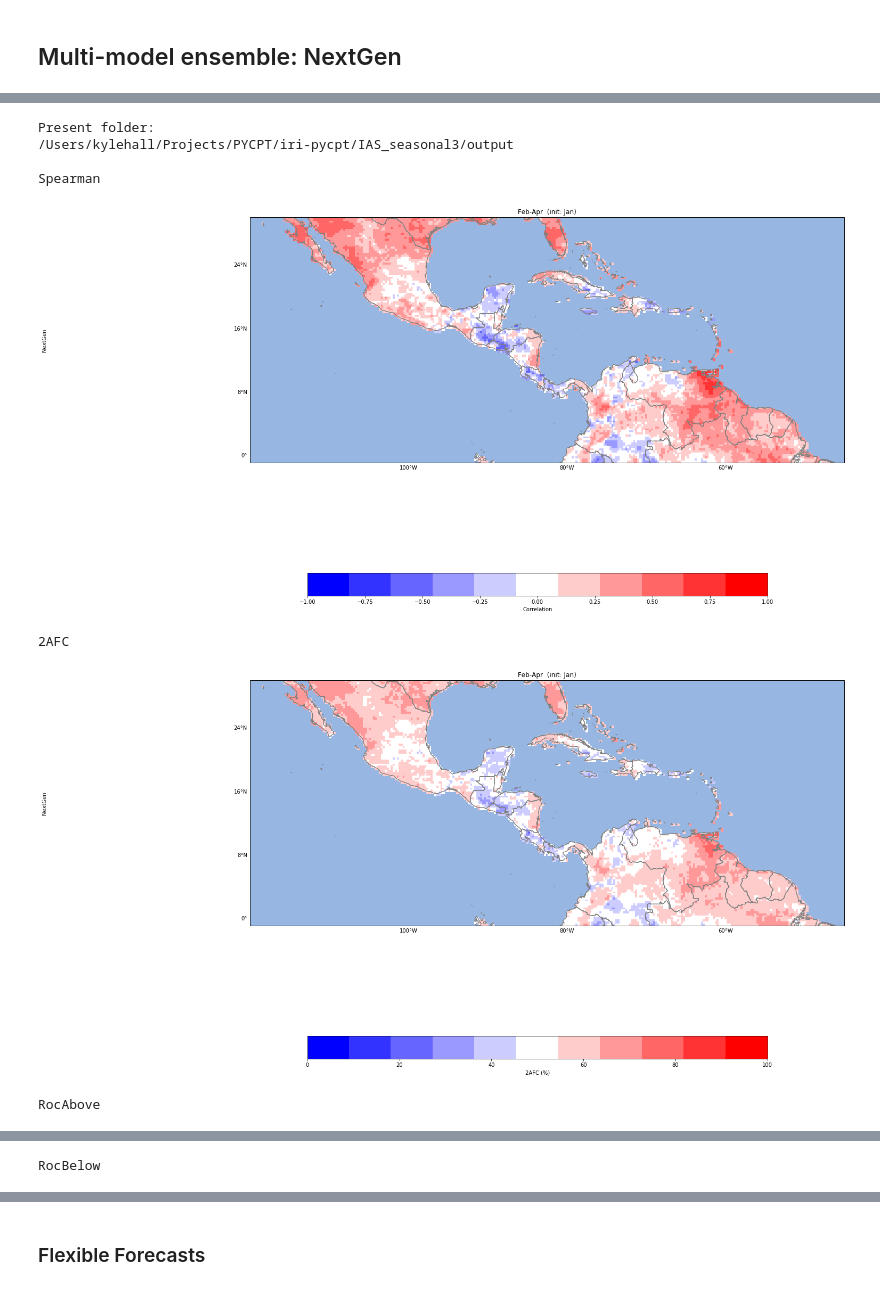
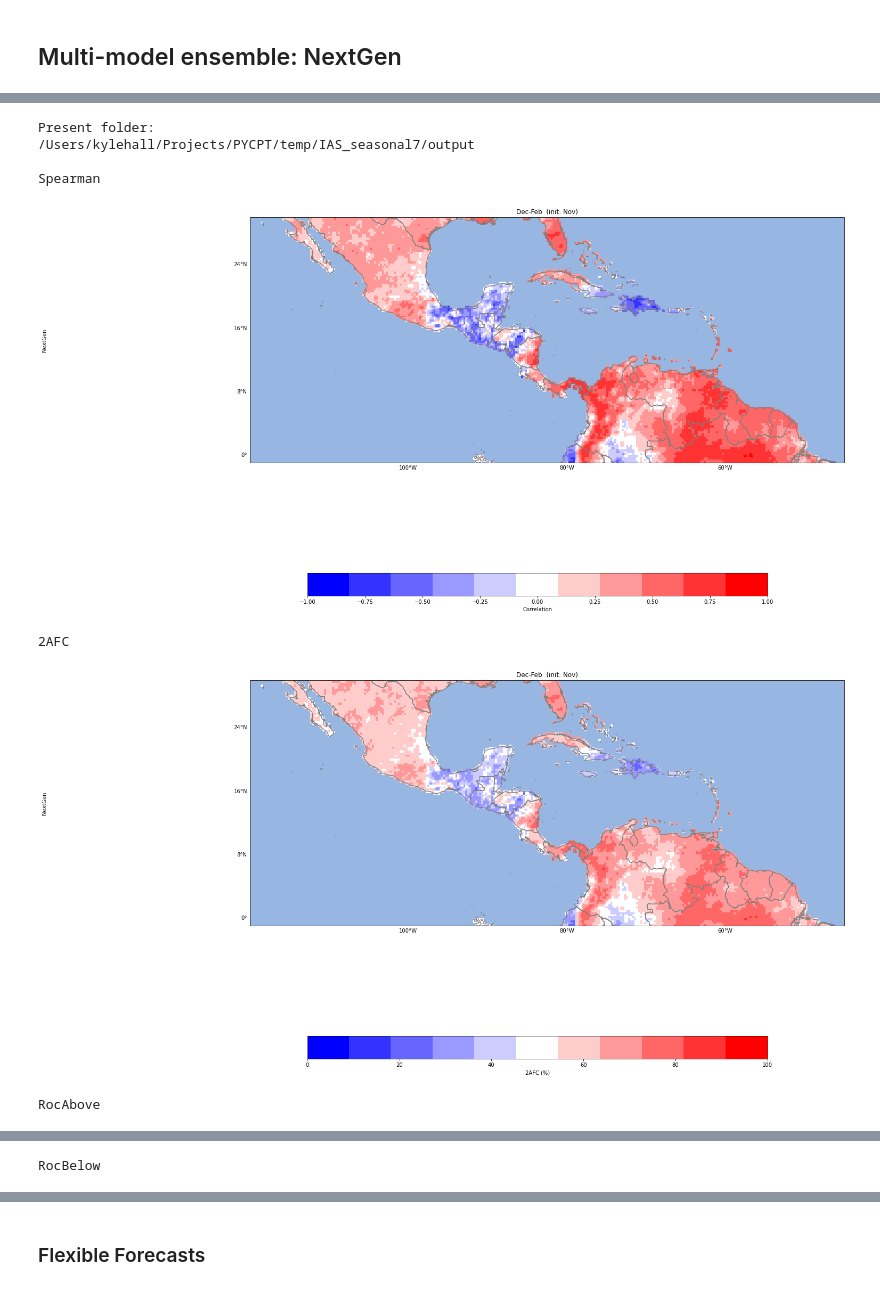
Before and after one commit to ssilje/iri-pycpt, a Jupyter notebook: PyCPT_seav1.9.ipynb, the cells around one changed output, grey strips where cells are left out. Cells and saved outputs as stored; diff of their text form; code cells hidden in the pictures.

```diff
--- a/PyCPT_seav1.9.ipynb
+++ b/PyCPT_seav1.9.ipynb
@@ -52,7 +52,7 @@ See version.log in Github
 ### Namelist section
 # %%
 ########Work name (name of the work folder; e.g., one word followed by "_seasonal":)
-work='IAS_seasonal3'
+work='IAS_seasonal7'
 
 ########Model (choose one, a subset or all models:
 #CanSIPSv2*, CMC1-CanCM3, CMC2-CanCM4, COLA-RSMAS-CCSM3, COLA-RSMAS-CCSM4*,
@@ -79,7 +79,7 @@ PREDICTOR='PRCP'
 
 ########Target seasons and related parameters
 ##If more targets, increase the arrays accordingly
-mons =['Jan']#,'Feb','Mar','Apr','May','Jun','Jul','Aug']
+mons =['Nov']#,'Feb','Mar','Apr','May','Jun','Jul','Aug']
 #mons=['Dec']
 tgtii=['1.5']#,'1.5','1.5','1.5','1.5','1.5','1.5','1.5']  #S: start for the DL
 tgtff=['3.5']#,'3.5','3.5','3.5','3.5','3.5','3.5','3.5']   #S: end for the DL
@@ -89,17 +89,23 @@ tgtff=['3.5']#,'3.5','3.5','3.5','3.5','3.5','3.5','3.5']   #S: end for the DL
 #tgtii='1.5'  #S: start for the DL
 #tgtff='3.5'   #S: end for the DL
 #for now, just write the target period (for DL)
-tgts =['Feb-Apr']#,'Mar-May','Apr-Jun','May-Jul','Jun-Aug','Jul-Sep','Aug-Oct','Sep-Nov']
+tgts =['Dec-Feb']#,'Mar-May','Apr-Jun','May-Jul','Jun-Aug','Jul-Sep','Aug-Oct','Sep-Nov']
 #tgts=['Jan','Feb']
 #tgts =['Jan-Mar']
 #Start and end of the training period: (must be >1982 for NMME models. Because of CanSIPSv2, probably end in 2018)
 tini=1982
 tend=2019
 
+xmodes_min = 1
+xmodes_max = 5
+ymodes_min = 1
+ymodes_max = 5
+ccamodes_min = 1
+ccamodes_max = 5
 
 
 ########Forecast date
-monf='Jan' 	# Initialization month
+monf='Nov' 	# Initialization month
 fyr=2020 	# Forecast year
 
 ########Switches:
@@ -285,7 +288,7 @@ PROCESS COMPLETED
 #####Choose metrics (options are: 'Pearson','Spearman','2AFC','RocAbove','RocBelow'):
 #met=('Ignorance','RPSS','GROC')
 met=('Spearman','2AFC','RocAbove','RocBelow')
-monss=['Feb-Apr']#,#'Aug-Oct','Mar-May','Apr-Jun','Sep-Nov']   #Needs to be any of the seasons computed.#
+monss=['Dec-Feb']#,#'Aug-Oct','Mar-May','Apr-Jun','Sep-Nov']   #Needs to be any of the seasons computed.#
 
 print("Present folder:")
 %cd $workdir/output
@@ -316,7 +319,7 @@ RocBelow
 ## EOF Analysis (only available if MOS=PCR or CCA)
 # %%
 monss=['Feb-Apr']#'Aug-Oct','Mar-May','Apr-Jun','May-Jul']   #Needs to be any of the seasons computed.
-#monss=['Dec-Feb']
+monss=['Dec-Feb']
 nmodes=3
 
 print("Present folder:")
@@ -425,29 +428,28 @@ PROCESS COMPLETED
 # %%
 #####Choose metrics (options are: 'Pearson','Spearman','2AFC','RocAbove','RocBelow','Ignorance','RPSS','GROC'):
 met=('Spearman','2AFC','RocAbove','RocBelow')
-monss=['Feb-Apr']#Aug-Oct','Mar-May','Apr-Jun','Sep-Nov']   #Needs to be any of the seasons computed.
+monss=['Dec-Feb']#Aug-Oct','Mar-May','Apr-Jun','Sep-Nov']   #Needs to be any of the seasons computed.
 #monss=['Jan-May']
 #models=['NextGen','CanSIPSv2', 'COLA-RSMAS-CCSM4', 'GFDL-CM2p5-FLOR-A06', 'GFDL-CM2p5-FLOR-B01', 'NASA-GEOSS2S', 'NCEP-CFSv2']
-models=['NextGen']
 
 print("Present folder:")
 %cd $workdir/output
 
 # Skill scores loop
 plt.rcParams.update({'font.size': 10})
 for ime in met:
-    pltmap(models,PREDICTAND,ime,wlo2,elo2,sla2,nla2,fprefix,mpref,tgts,mons,monss,map_color, colorbar_option, use_ocean)
+    pltmap(['NextGen'],PREDICTAND,ime,wlo2,elo2,sla2,nla2,fprefix,mpref,tgts,mons,monss,map_color, colorbar_option, use_ocean)
     plt.savefig(('figures/Skill-NextGen-'+obs+'-'+MOS+'-' + ime + '.pdf'), dpi=300)
     print('')
     print("\033[1m"+ime+"\033[0;0m")
     plt.show()
     print('')
 # %% [output]
 Present folder:
-/Users/kylehall/Projects/PYCPT/iri-pycpt/IAS_seasonal3/output
+/Users/kylehall/Projects/PYCPT/temp/IAS_seasonal7/output
 
 Spearman
-[figure, old version]
+[figure, new version]
 2AFC
-[figure, old version]
+[figure, new version]
 RocAbove
```
Also changed, not shown: parts of 14 cells of this notebook, 1 other file.
